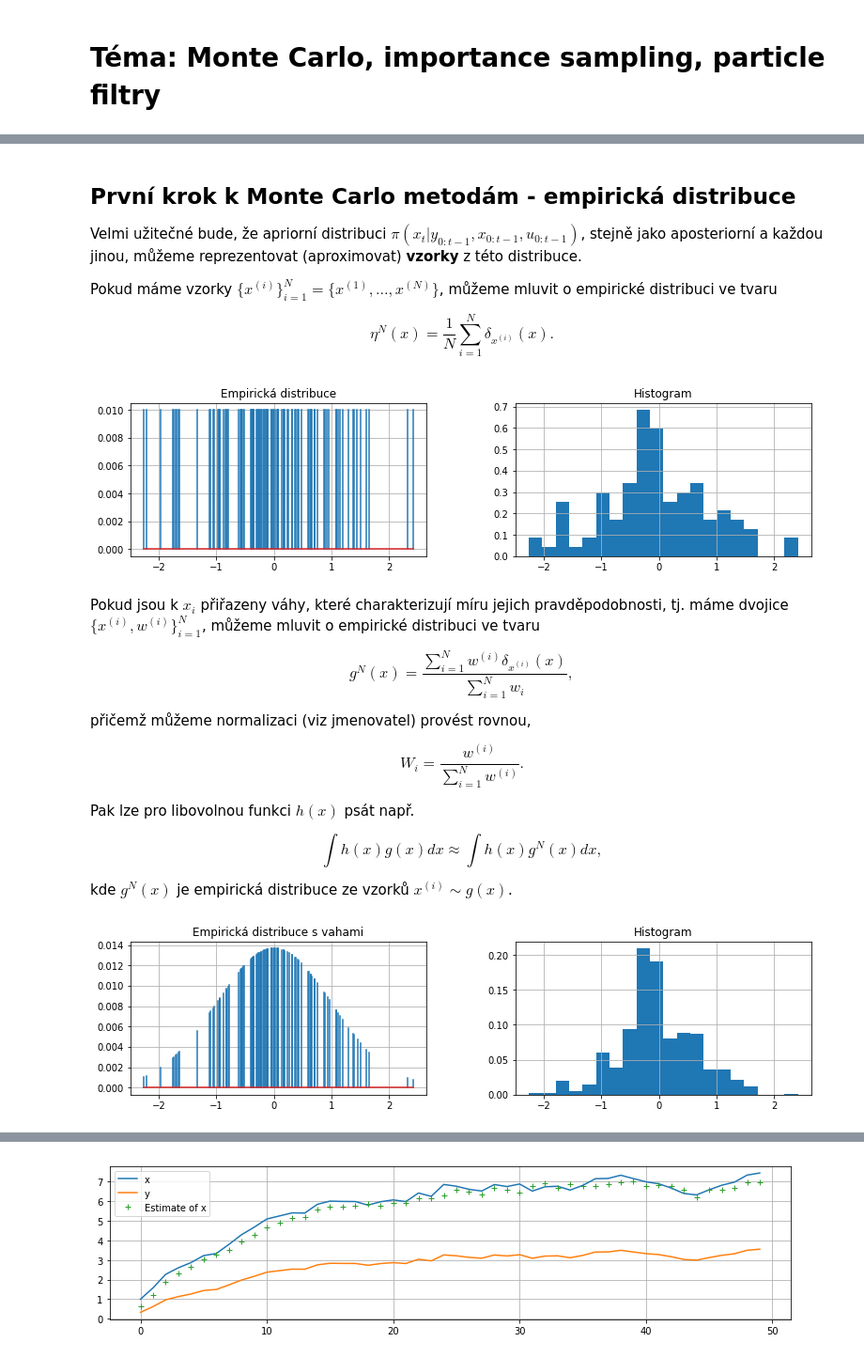
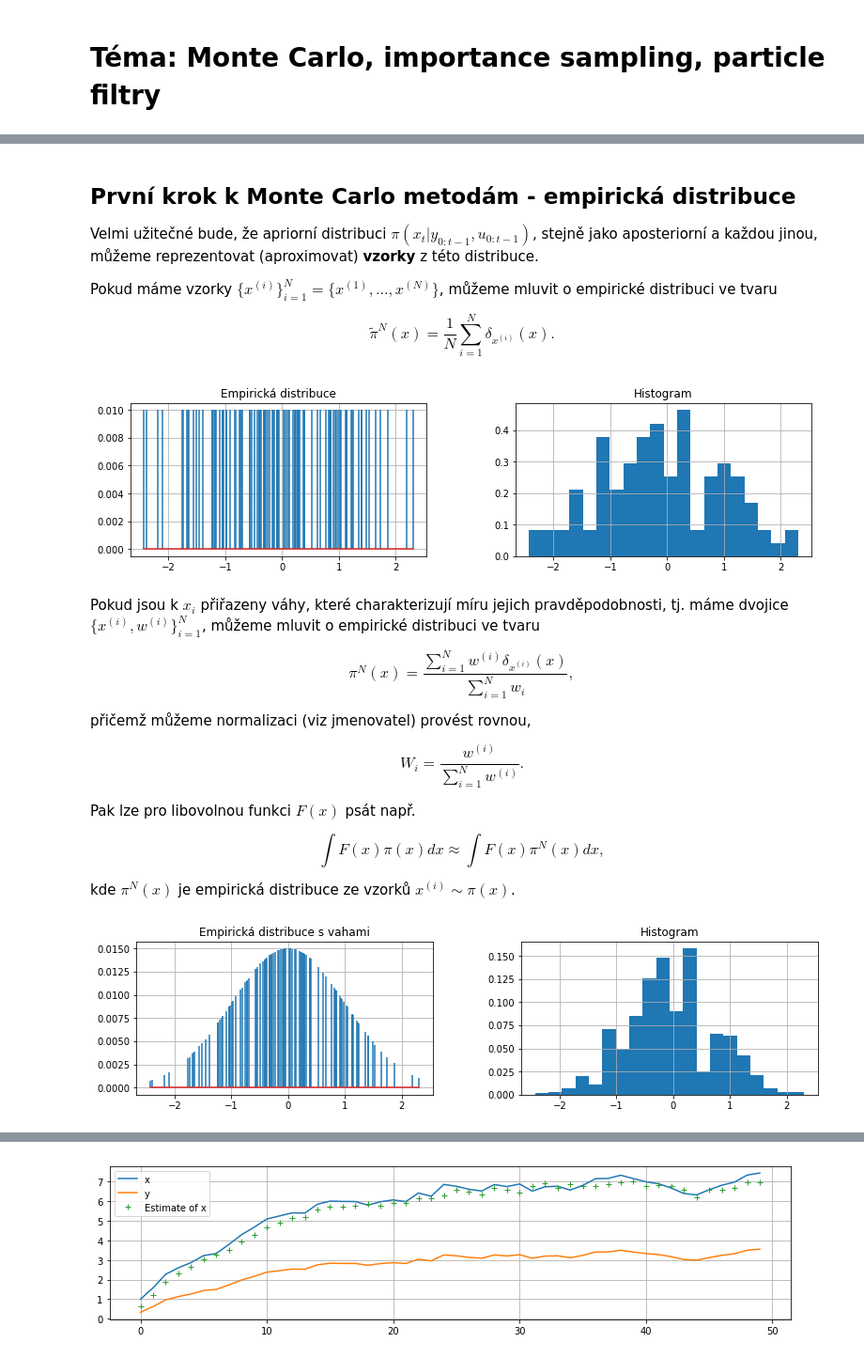
Before and after one commit to kamil-dedecius/mi-scr, a Jupyter notebook: prednasky/10.ipynb, the cells around one changed output, grey strips where cells are left out. Shown at 94% size. Saved outputs shown, nothing was run; the diff lists cells and outputs as text; code cells hidden in the pictures.

```diff
--- a/prednasky/10.ipynb
+++ b/prednasky/10.ipynb
@@ -76,30 +76,30 @@ Kdybychom do rovnic dosadili (viz MI-BML), dostali bychom rovnice Kalmanova filt
 # %% [markdown]
 ## První krok k Monte Carlo metodám - empirická distribuce
 
-Velmi užitečné bude, že apriorní distribuci $\pi(x_t|y_{0:t-1},x_{0:t-1},u_{0:t-1})$, stejně jako aposteriorní a každou jinou, můžeme reprezentovat (aproximovat) **vzorky** z této distribuce.
+Velmi užitečné bude, že apriorní distribuci $\pi(x_t|y_{0:t-1}, u_{0:t-1})$, stejně jako aposteriorní a každou jinou, můžeme reprezentovat (aproximovat) **vzorky** z této distribuce.
 
 Pokud máme vzorky $\{x^{(i)}\}_{i=1}^N = \{x^{(1)}, \ldots, x^{(N)}\}$, můžeme mluvit o empirické distribuci ve tvaru
 
 $$
-\eta^N(x) = \frac{1}{N} \sum_{i=1}^N \delta_{x^{(i)}}(x).
+\tilde{\pi}^N(x) = \frac{1}{N} \sum_{i=1}^N \delta_{x^{(i)}}(x).
 $$
 # %%
 x = norm.rvs(size=100)
 plt.figure(figsize=(13,3))
 plt.subplot(121)
 plt.title('Empirická distribuce')
-plt.stem(x, np.ones_like(x)/x.size, markerfmt=' ')
+plt.stem(x, np.ones_like(x)/x.size, markerfmt=' ', use_line_collection=True)
 plt.subplot(122)
 plt.title('Histogram')
 plt.hist(x, bins=20, density=True)
 plt.show()
 # %% [output]
-[figure, old version]
+[figure, new version]
 # %% [markdown]
 Pokud jsou k $x_i$ přiřazeny váhy, které charakterizují míru jejich pravděpodobnosti, tj. máme dvojice $\{x^{(i)}, w^{(i)}\}_{i=1}^N$, můžeme mluvit o empirické distribuci ve tvaru
 
 $$
-g^N(x) = \frac{\sum_{i=1}^N w^{(i)} \delta_{x^{(i)}}(x)}{\sum_{i=1}^N w_i},
+\pi^N(x) = \frac{\sum_{i=1}^N w^{(i)} \delta_{x^{(i)}}(x)}{\sum_{i=1}^N w_i},
 $$
 
 přičemž můžeme normalizaci (viz jmenovatel) provést rovnou,
@@ -108,26 +108,26 @@ $$
 W_i = \frac{w^{(i)}}{\sum_{i=1}^N w^{(i)}}.
 $$
 
-Pak lze pro libovolnou funkci $h(x)$ psát např.
+Pak lze pro libovolnou funkci $F(x)$ psát např.
 
 $$
-\int h(x)g(x)dx \approx \int h(x) g^N(x) dx,
+\int F(x)\pi(x)dx \approx \int F(x) \pi^N(x) dx,
 $$
 
-kde $g^N(x)$ je empirická distribuce ze vzorků $x^{(i)} \sim g(x)$.
+kde $\pi^N(x)$ je empirická distribuce ze vzorků $x^{(i)} \sim \pi(x)$.
 # %%
 wx = norm.pdf(x)
 wx /= wx.sum()
 plt.figure(figsize=(13,3))
 plt.subplot(121)
-plt.stem(x, wx, markerfmt=' ')
+plt.stem(x, wx, markerfmt=' ', use_line_collection=True)
 plt.title('Empirická distribuce s vahami')
 plt.subplot(122)
 plt.hist(x, weights=wx, bins=20)
 plt.title('Histogram')
 plt.show()
 # %% [output]
-[figure, old version]
+[figure, new version]
 # %% [markdown]
 ## Sequential Importance Sampling (SIS)
 
```
Also changed, not shown: parts of 7 cells of this notebook.
